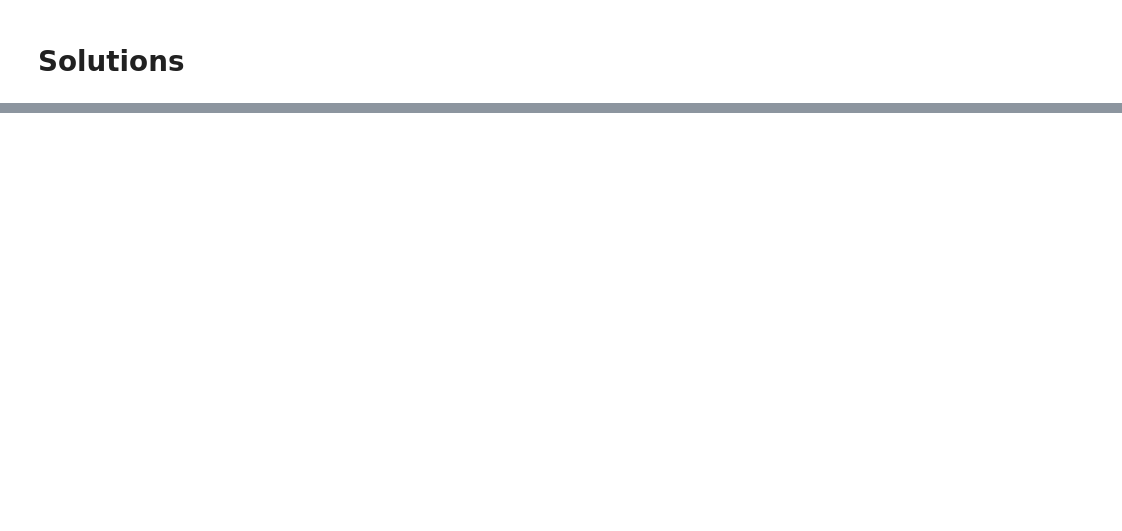
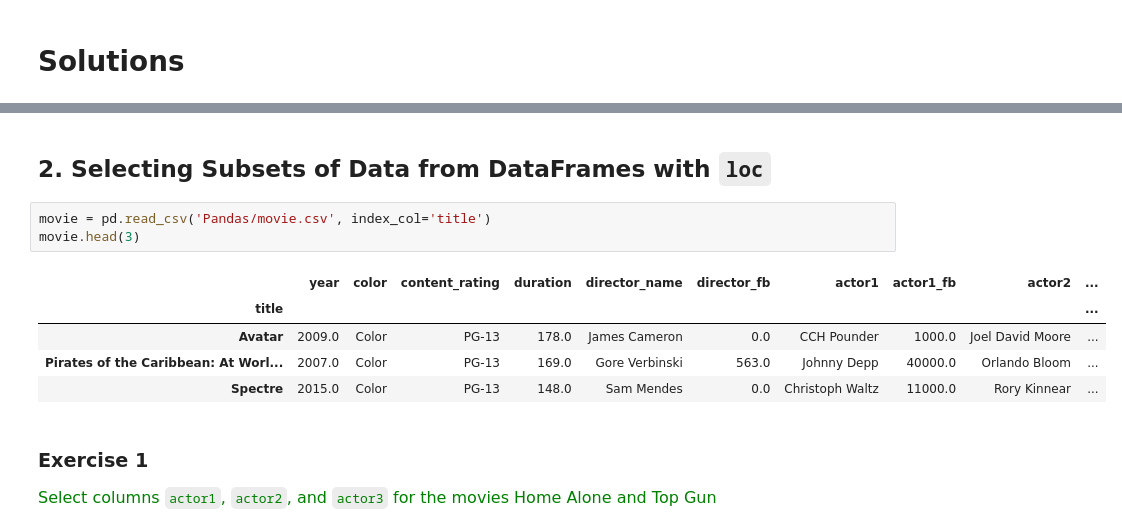
Before and after one commit to cnrgrl/PANDAS, a Jupyter notebook: Solutions_(1).ipynb, the cells around one changed output, grey strips where cells are left out. Cells and saved outputs as stored; diff of their text form; blank space fills up the shorter version.

```diff
--- a/Solutions_(1).ipynb
+++ b/Solutions_(1).ipynb
@@ -204,0 +66,15 @@ It chooses the column name with that integer location.
+# %% [markdown]
+## 2. Selecting Subsets of Data from DataFrames with `loc`
+# %%
+movie = pd.read_csv('Pandas/movie.csv', index_col='title')
+movie.head(3)
+# %% [output]
+|  | year | color | content_rating | duration | director_name | director_fb | actor1 | actor1_fb | actor2 | ... |
+| title |  |  |  |  |  |  |  |  |  | ... |
+| Avatar | 2009.0 | Color | PG-13 | 178.0 | James Cameron | 0.0 | CCH Pounder | 1000.0 | Joel David Moore | ... |
+| Pirates of the Caribbean: At Worl... | 2007.0 | Color | PG-13 | 169.0 | Gore Verbinski | 563.0 | Johnny Depp | 40000.0 | Orlando Bloom | ... |
+| Spectre | 2015.0 | Color | PG-13 | 148.0 | Sam Mendes | 0.0 | Christoph Waltz | 11000.0 | Rory Kinnear | ... |
+# %% [markdown]
+### Exercise 1
+
+<span  style="color:green; font-size:16px">Select columns `actor1`, `actor2`, and `actor3` for the movies Home Alone and Top Gun</span>
```
Also changed, not shown: parts of 206 cells of this notebook.
